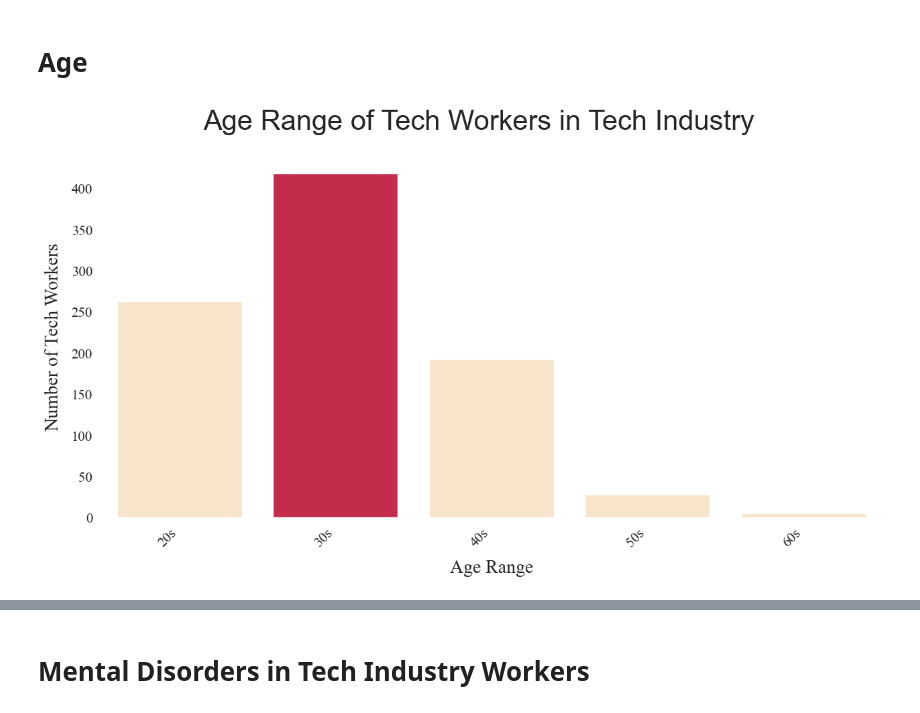
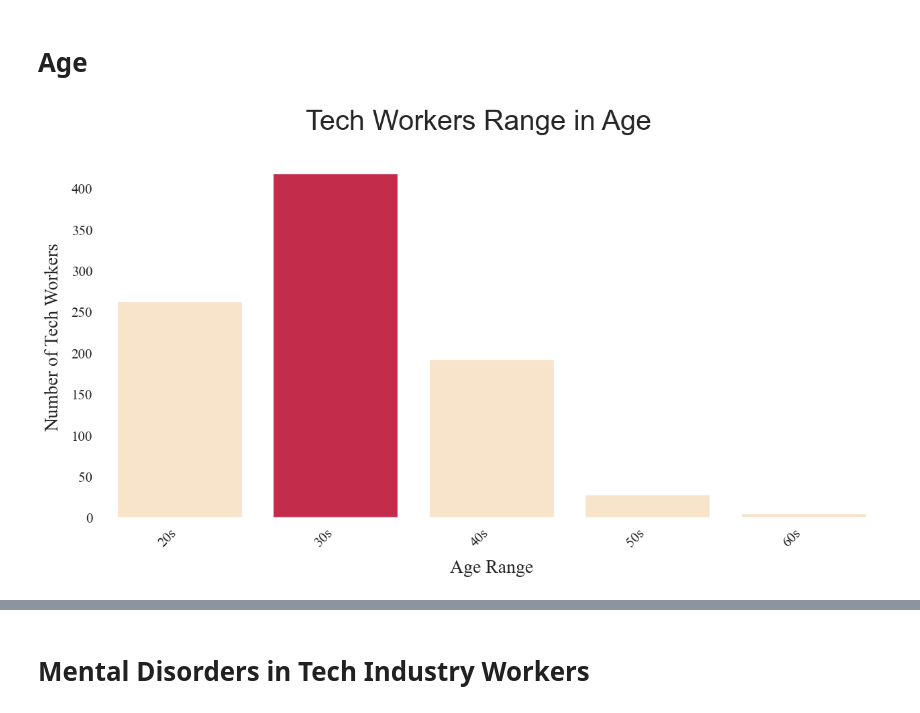
Before and after one commit to KevinNourian/MentalHealth, a Jupyter notebook: Notebook Drafts/3_MentalHealthTechIndustry.ipynb, the cells around one changed output, grey strips where cells are left out. Cells and saved outputs as stored; diff of their text form; code cells hidden in the pictures.

```diff
--- a/Notebook Drafts/3_MentalHealthTechIndustry.ipynb
+++ b/Notebook Drafts/3_MentalHealthTechIndustry.ipynb
@@ -349,28 +364,28 @@ df_Age_count_grouped = df_Age_count_grouped.reset_index()
 # %%
 plt.rcParams.update(params)
 
 fig, axes = plt.subplots(1, 1, figsize=(15, 7))
 sns.set(style="white")
 
 chart = sns.barplot(
     ax=axes,
     x="Range",
     y="Count",
     data=df_Age_count_grouped,
     errorbar=None,
     palette=[ord_color if x != "30s" else spec_lev1
         for x in df_Age_count_grouped["Range"]],
 )
 
 
 plt.xlabel("Age Range")
 plt.ylabel("Number of Tech Workers")
 plt.xticks()
 plt.yticks()
 
 chart.set_xticklabels(chart.get_xticklabels(), rotation=45, horizontalalignment="right")
-plt.suptitle("Age Range of Tech Workers in Tech Industry")
+plt.suptitle("Tech Workers Range in Age")
 
 plt.show()
 # %% [output]
-[figure, old version]
+[figure, new version]
```
Also changed, not shown: parts of 44 cells of this notebook.
